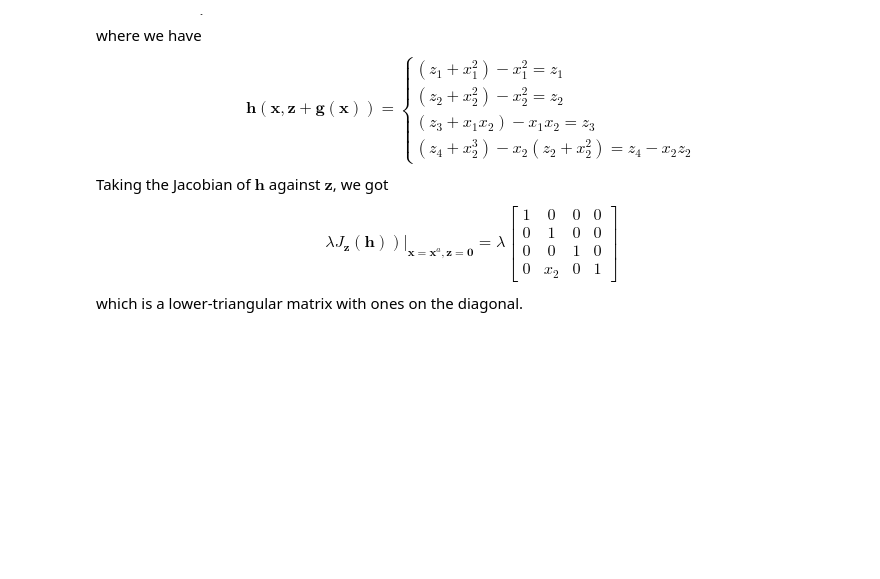
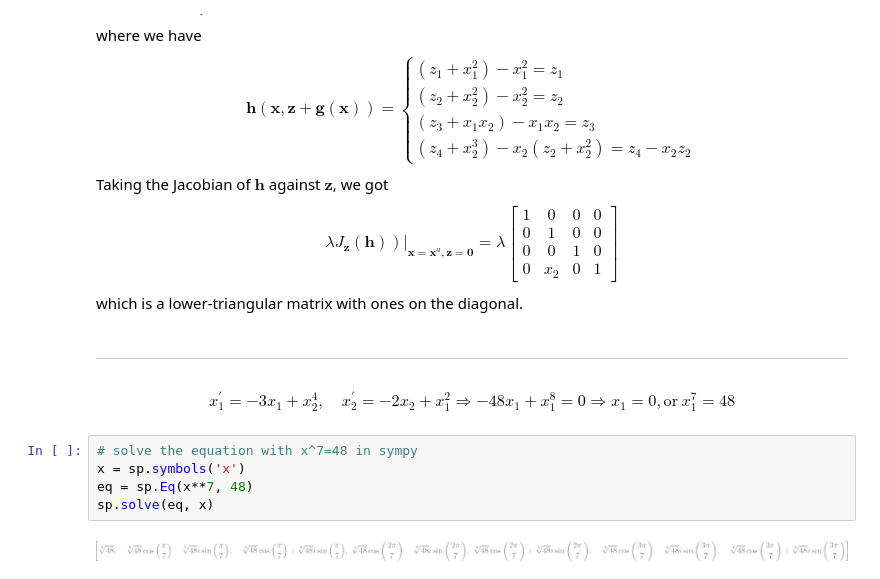
Before and after one commit to yubocai-poly/DQbee, a Jupyter notebook: Examples/example_proposition_2.ipynb, the cells around one changed output. Drawn from its saved outputs; the diff is of its cells as text; blank space fills up the shorter version.

```diff
--- a/Examples/example_proposition_2.ipynb
+++ b/Examples/example_proposition_2.ipynb
@@ -242,3 +242,16 @@ $$
 \end{array}\right]
 $$
 which is a lower-triangular matrix with ones on the diagonal.
+# %% [markdown]
+---
+# %% [markdown]
+$$
+x_1^{\prime}=-3 x_1+x_2^4, \quad x_2^{\prime}=-2 x_2+x_1^2 \Rightarrow -48x_{1}+x_{1}^{8}=0 \Rightarrow x_{1}=0, \text{or}\ x_{1}^{7}=48
+$$
+# %%
+# solve the equation with x^7=48 in sympy
+x = sp.symbols('x')
+eq = sp.Eq(x**7, 48)
+sp.solve(eq, x)
+# %% [output]
+[figure, added]
```
Also changed, not shown: 4 other files.
